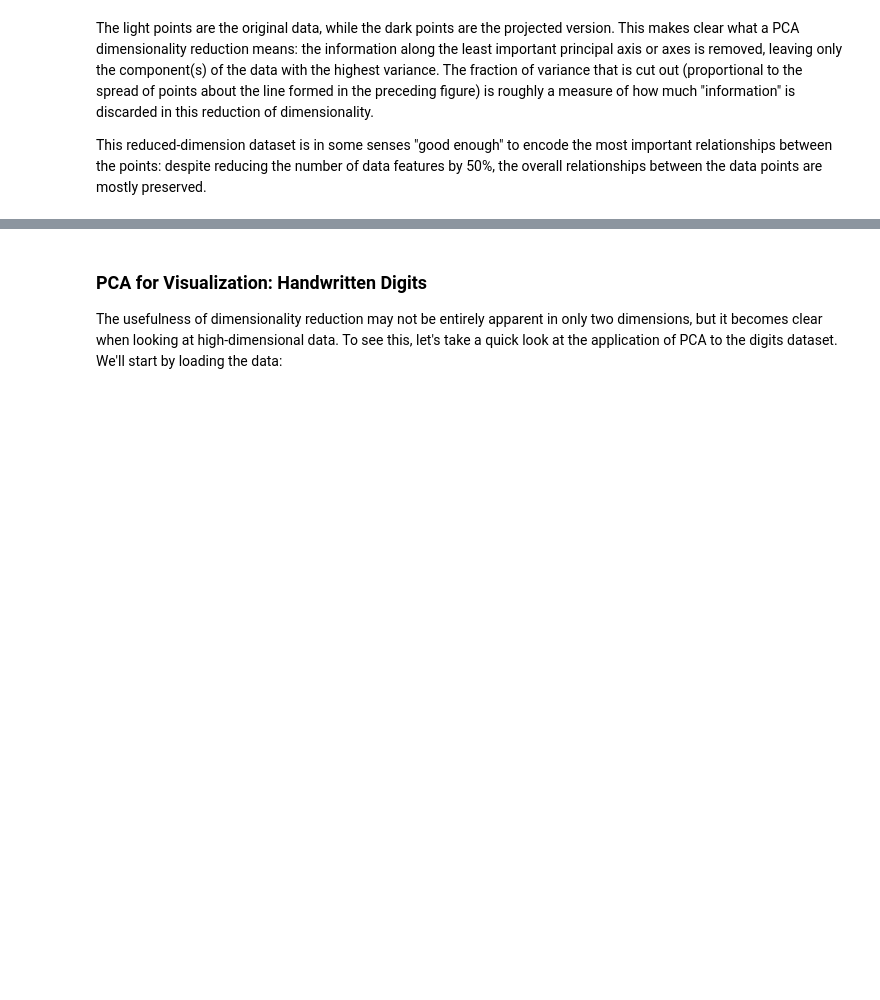
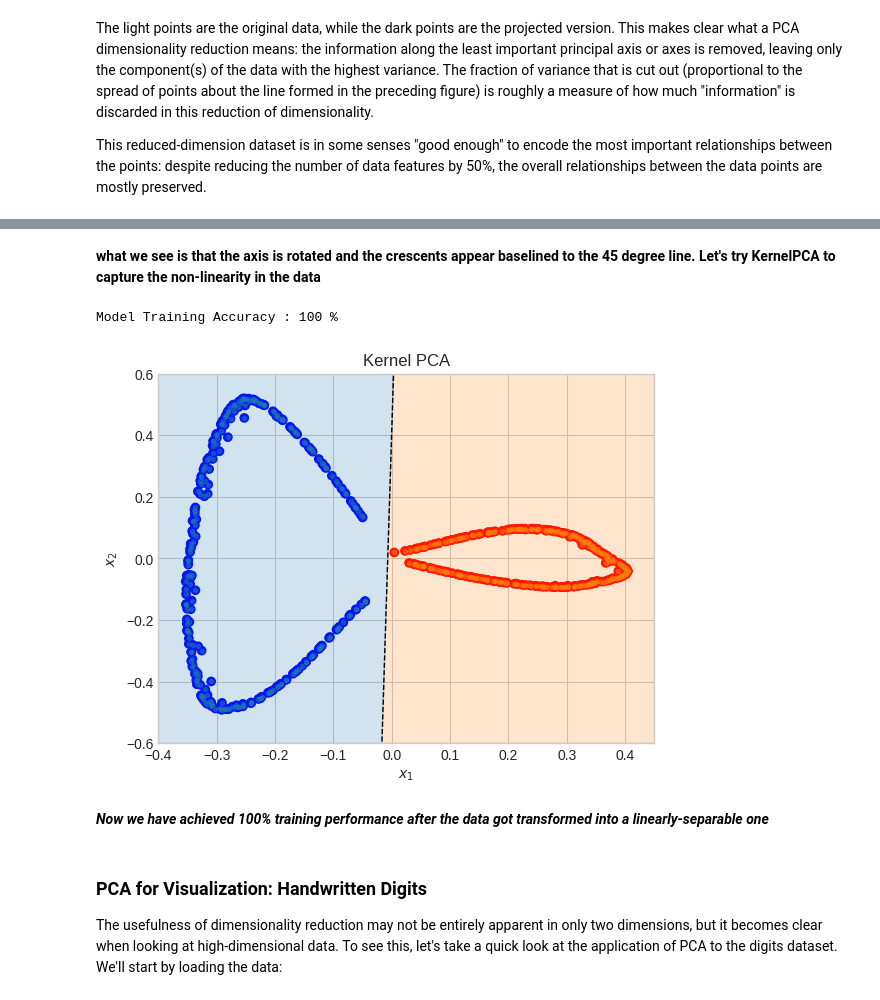
Before and after one commit to sudarsun/DA5401-2024, a Jupyter notebook: PCA.ipynb, the cells around one changed output, grey strips where cells are left out. Drawn from its saved outputs; the diff is of its cells as text; code cells hidden in the pictures; blank space fills up the shorter version.

```diff
--- a/PCA.ipynb
+++ b/PCA.ipynb
@@ -124,3 +227,53 @@ This reduced-dimension dataset is in some senses "good enough" to encode the mos
+# %% [markdown]
+__what we see is that the axis is rotated and the crescents appear baselined to the 45 degree line.  Let's try KernelPCA to capture the non-linearity in the data__
+# %%
+from sklearn.decomposition import KernelPCA
+kpca = KernelPCA(kernel='rbf', gamma=15, n_components=2)
+#kpca = KernelPCA(kernel='sigmoid', gamma=5, coef0=3.4, n_components=2)
+X_kpca = kpca.fit_transform(X)
+
+plt.title("Kernel PCA")
+#plt.scatter(X_kpca[:, 0], X_kpca[:, 1], c=y, cmap=colors.ListedColormap(['blue', 'red']))
+#plt.show()
+
+model = LogisticRegression()
+model.fit(X_kpca, y)
+yhat = model.predict(X_kpca)
+accuracy = int(100 * np.sum(y == yhat)/len(y))
+plt.scatter(X_kpca[:, 0], X_kpca[:, 1], c=yhat, cmap=colors.ListedColormap(["blue", "red"]), alpha=1)
+print("Model Training Accuracy :", accuracy, "%")
+
+# Retrieve the model parameters.
+b = model.intercept_[0]
+w1, w2 = model.coef_.T
+# Calculate the intercept and gradient of the decision boundary.
+c = -b/w2
+m = -w1/w2
+
+# Plot the data and the classification with the decision boundary.
+xmin, xmax = -.4, .45
+ymin, ymax = -.6, .6
+#xmin, xmax = -1., 1.5
+#ymin, ymax = -1., 1.
+xd = np.array([xmin, xmax])
+yd = m*xd + c
+plt.plot(xd, yd, 'k', lw=1, ls='--')
+plt.fill_between(xd, yd, ymin, color='tab:orange', alpha=0.2)
+plt.fill_between(xd, yd, ymax, color='tab:blue', alpha=0.2)
+
+plt.scatter(*X_kpca[y==0].T, s=8, alpha=0.5)
+plt.scatter(*X_kpca[y==1].T, s=8, alpha=0.5)
+plt.xlim(xmin, xmax)
+plt.ylim(ymin, ymax)
+plt.ylabel(r'$x_2$')
+plt.xlabel(r'$x_1$')
+
+plt.show()
+# %% [output]
+Model Training Accuracy : 100 %
+[figure, added]
+# %% [markdown]
+___Now we have achieved 100% training performance after the data got transformed into a linearly-separable one___
 # %% [markdown]
 ### PCA for Visualization: Handwritten Digits
 
```
Also changed, not shown: parts of 13 cells of this notebook.
